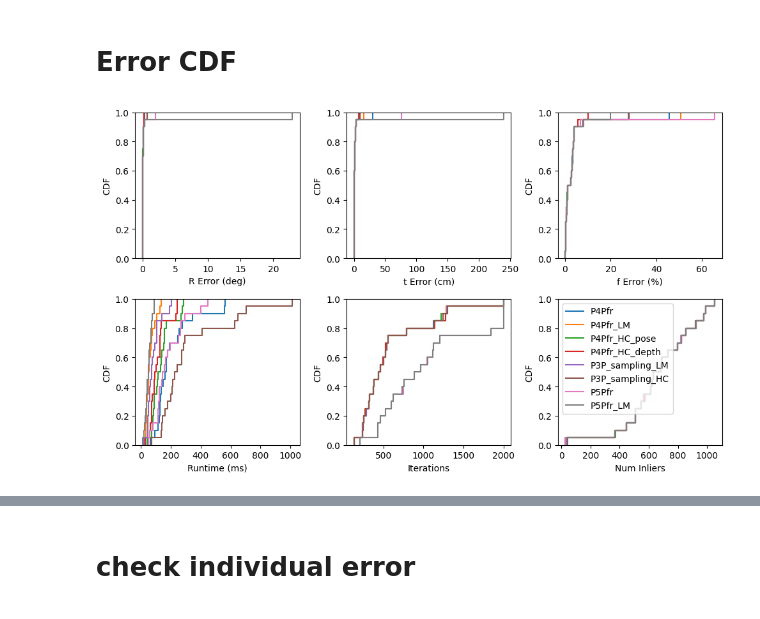
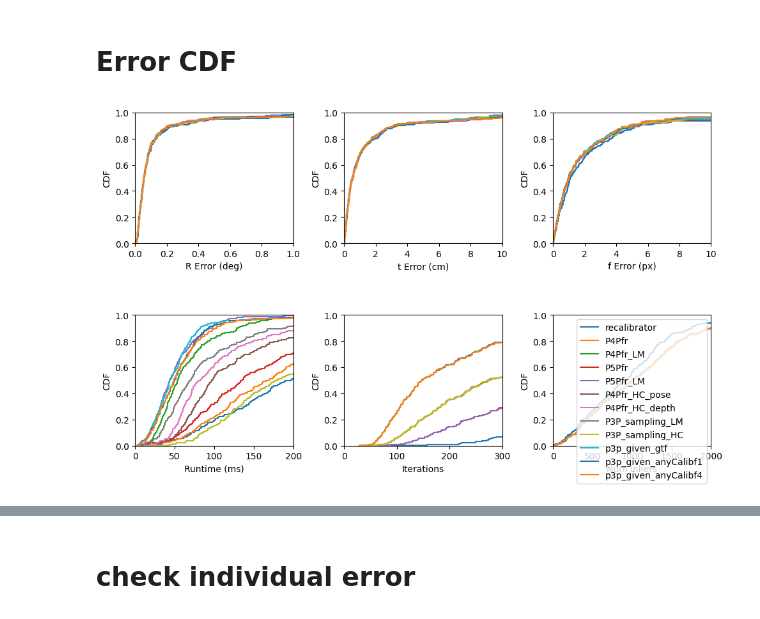
Before and after one commit to XinnnyueZhang/PoseLib, a Jupyter notebook: fisheye_experiments/visulaizeRANSACErrorsAll.ipynb, the cells around one changed output, grey strips where cells are left out. Drawn from its saved outputs; the diff is of its cells as text; code cells hidden in the pictures.

```diff
--- a/fisheye_experiments/visulaizeRANSACErrorsAll.ipynb
+++ b/fisheye_experiments/visulaizeRANSACErrorsAll.ipynb
@@ -23,8 +20,9 @@ def getAUC(errors, threshold_list):
 # %%
 def plotCDF_all(results, method_names, skip_name = []):
     method_names_ = method_names.copy()
-    error_names = ['R Error (deg)', 't Error (cm)', 'f Error (%)', 'Runtime (ms)', 'Iterations', 'Num Inliers']
-    error_limits = [50, 50, 200, 1000]
+    error_names = ['R Error (deg)', 't Error (cm)', 'f Error (px)', 'Runtime (ms)', 'Iterations', 'Num Inliers']
+
+    error_limits = [1, 10, 10, 200, 300, 2000]
     n = len(method_names)
 
     plt.figure(figsize=(10, 6))
@@ -35,6 +33,7 @@ def plotCDF_all(results, method_names, skip_name = []):
                 continue
             sns.ecdfplot(results[:,i+j*6])
         plt.xlabel(error_names[i])
+        plt.xlim(0, error_limits[i])
         plt.ylabel('CDF')
 
     for name_ in method_names:
@@ -79,10 +79,14 @@ def getAUC(errors, R_idx, t_idx, R_thrs, t_thrs):
 # %% [markdown]
 # Dataset statistics
 # %%
-scene_list = ["festia_out_corridor", "sportunifront", "parakennus_out", "main_campus", "Kitchen_In"]
-#, "meetingroom", "night_out", "outcorridor", "parakennus", "upstairs"
+scene_list = ["festia_out_corridor", "sportunifront", "parakennus_out", "main_campus",
+    "Kitchen_In", "meetingroom", "night_out", "outcorridor", "parakennus"]
+    # , "upstairs"
+
 # larger sequence 0, 1, 3, 9
 scene = scene_list[2]
 gt_dirs = Path("/home2/xi5511zh/Xinyue/Datasets/Fisheye_FIORD")
 # method_names = ['p3p', 'P4Pfr_LM', 'P4Pfr_HC_pose', 'P4Pfr_HC_depth', 'P3P_sampling_LM', 'P3P_sampling_HC']
-method_names = ['p3p', 'P4Pfr', 'P4Pfr_LM', 'P4Pfr_HC_pose', 'P4Pfr_HC_depth', 'P3P_sampling_LM', 'P3P_sampling_HC', 'P5Pfr', 'P5Pfr_LM']
+# method_names = ['p3p', 'P4Pfr', 'P4Pfr_LM', 'P4Pfr_HC_pose', 'P4Pfr_HC_depth', 'P3P_sampling_LM', 'P3P_sampling_HC', 'p3p_givenf', 'P5Pfr', 'P5Pfr_LM']
+method_names = ['recalibrator', 'P4Pfr', 'P4Pfr_LM', 'P5Pfr', 'P5Pfr_LM', 'P4Pfr_HC_pose', 'P4Pfr_HC_depth',
+    'p3p', 'P3P_sampling_LM', 'P3P_sampling_HC', 'p3p_given_gtf', 'p3p_given_anyCalibf1', 'p3p_given_anyCalibf4']
@@ -120,7 +99,7 @@ map_prefix = "covisible30"
 results_all = {}
 results_overall = []
 for scene in scene_list:
-    results_dir = gt_dirs / scene / f"processed_{map_prefix}/hloc/RANSACresults_{map_prefix}.pkl"
+    results_dir = gt_dirs / scene / f"processed_{map_prefix}/hloc/RANSACresults_{threshold}.pkl"
     with open(results_dir, 'rb') as f:
         errors = pickle.load(f)
     results = collectErrors(errors, method_names)
@@ -285,6 +277,6 @@ for scene in scene_list:
 # %% [markdown]
 # Error CDF
 # %%
-plotCDF_all(results, method_names, 'p3p')
+plotCDF_all(results_overall, method_names, 'p3p')
 # %% [output]
-[figure, old version]
+[figure, new version]
```
Also changed, not shown: parts of 17 cells of this notebook, 6 other files.
